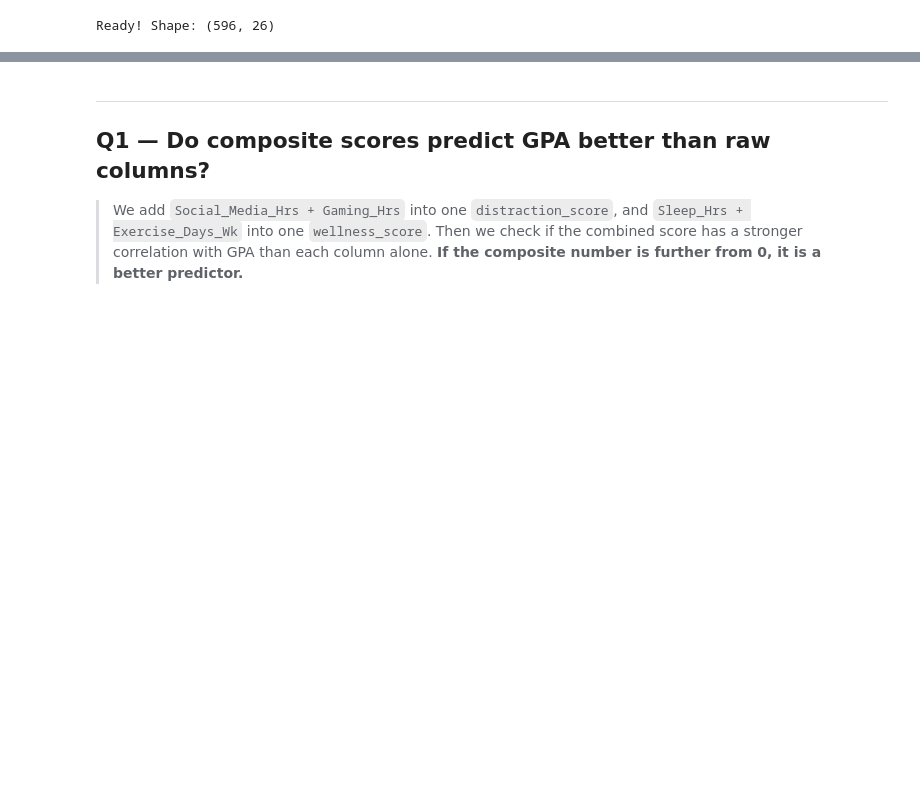
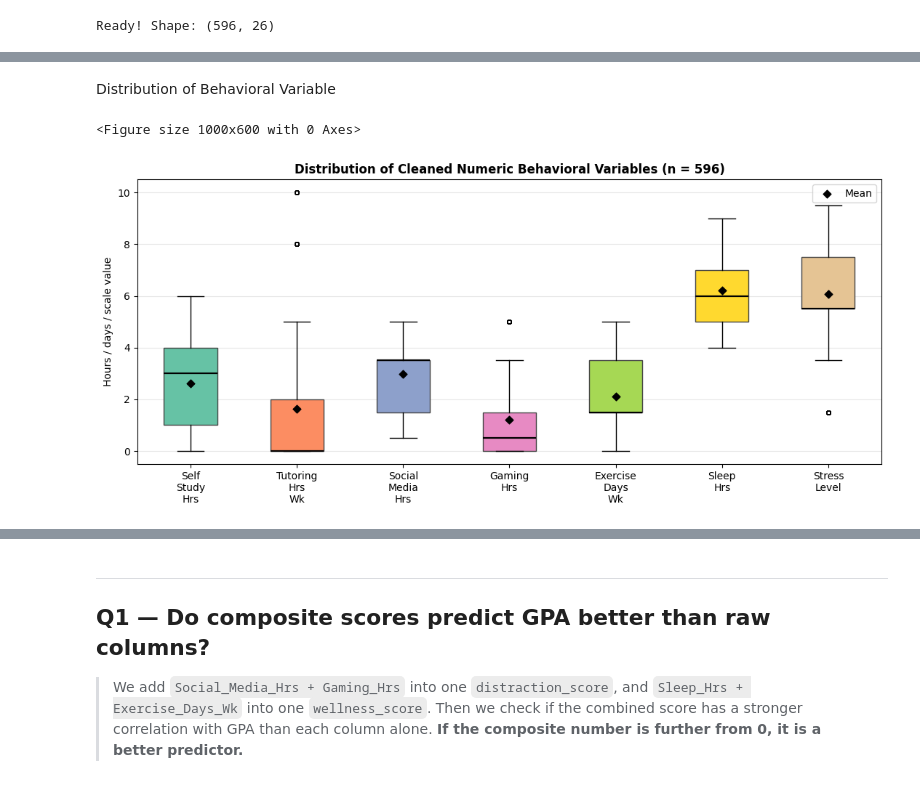
Before and after one commit to Superkai017/Academic-Predictor-machine-based-on-performance-, a Jupyter notebook: notebook/eda.ipynb, the cells around one changed output, grey strips where cells are left out. Drawn from its saved outputs; the diff is of its cells as text; code cells hidden in the pictures; blank space fills up the shorter version.

```diff
--- a/notebook/eda.ipynb
+++ b/notebook/eda.ipynb
@@ -43,0 +60,39 @@ Ready! Shape: (596, 26)
+# %% [markdown]
+Distribution of Behavioral Variable
+# %%
+plt.figure(figsize=(10, 6))
+behavior_cols = [
+    "Self_Study_Hrs", "Tutoring_Hrs_Wk", "Social_Media_Hrs",
+    "Gaming_Hrs", "Exercise_Days_Wk", "Sleep_Hrs", "Stress_Level",
+]
+behavior_cols = [c for c in behavior_cols if c in df.columns]  # keep only existing
+
+fig, ax = plt.subplots(figsize=(11, 5))
+palette = sns.color_palette("Set2", len(behavior_cols))
+
+bp = ax.boxplot(
+    [df[c].dropna() for c in behavior_cols],
+    labels=[c.replace("_", "\n") for c in behavior_cols],
+    patch_artist=True,
+    medianprops=dict(color="black", linewidth=1.6),
+    flierprops=dict(marker="o", markersize=4, alpha=0.4),
+)
+for patch, color in zip(bp["boxes"], palette):
+    patch.set_facecolor(color)
+    patch.set_edgecolor("#444444")
+
+# overlay the mean of each variable as a black diamond
+means = [df[c].dropna().mean() for c in behavior_cols]
+ax.scatter(range(1, len(behavior_cols) + 1), means,
+           color="black", marker="D", s=30, zorder=5, label="Mean")
+
+ax.set_ylabel("Hours / days / scale value")
+ax.set_title("Distribution of Cleaned Numeric Behavioral Variables (n = {})".format(len(df)),
+             fontsize=12, fontweight="bold")
+ax.grid(axis="y", alpha=0.3)
+ax.legend()
+plt.tight_layout()
+plt.show()
+# %% [output]
+<Figure size 1000x600 with 0 Axes>
+[figure, added]
```
Also changed, not shown: parts of 9 cells of this notebook.
